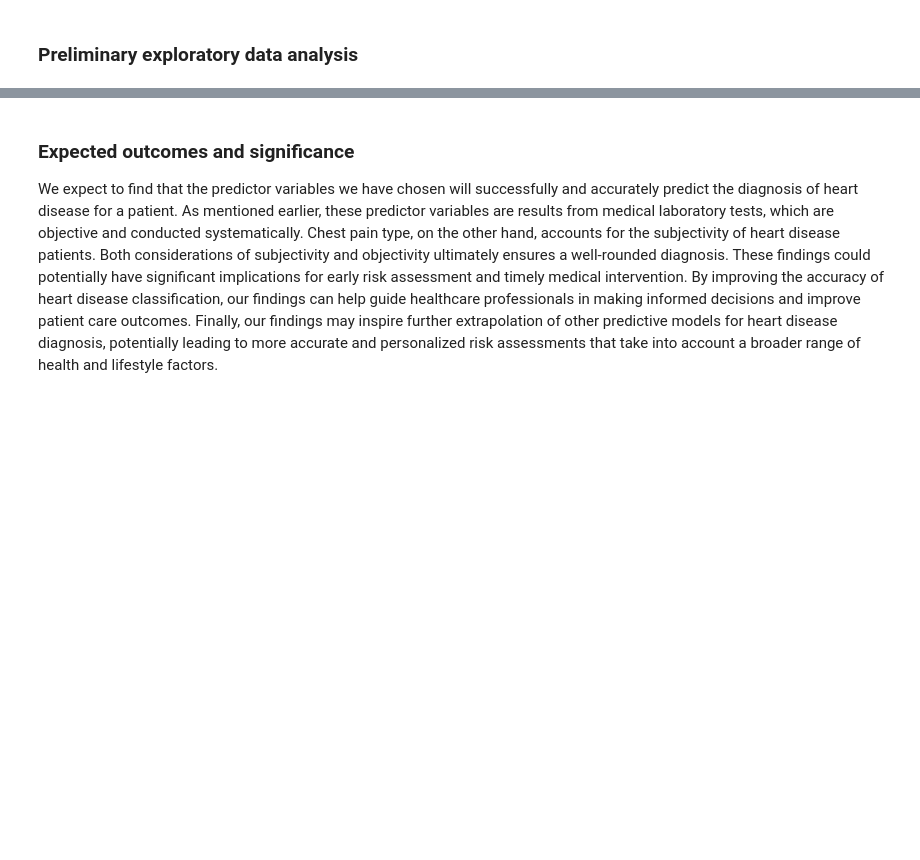
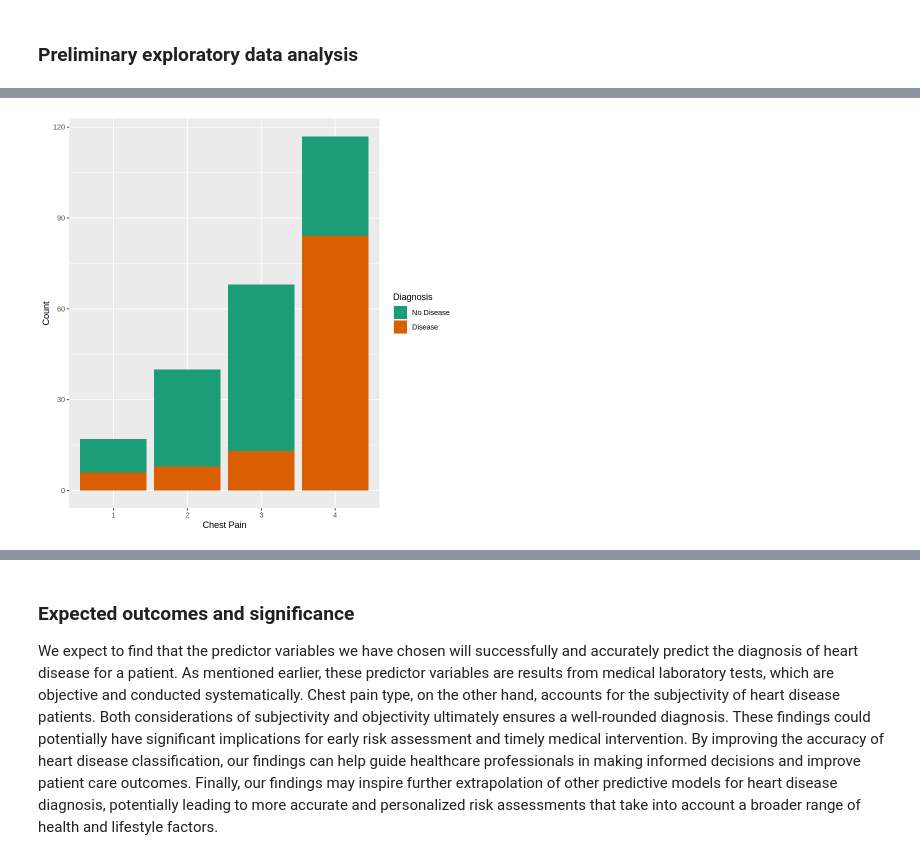
Before and after one commit to altarrok/dsci-100-2023w1-group-44, a Jupyter notebook: proposal.ipynb, the cells around one changed output, grey strips where cells are left out. Saved outputs shown, nothing was run; the diff lists cells and outputs as text; code cells hidden in the pictures; blank space fills up the shorter version.

```diff
--- a/proposal.ipynb
+++ b/proposal.ipynb
@@ -90,0 +105,16 @@ cat_restecg
+# %%
+#9 cp: chest pain type
+        #-- Value 1: typical angina
+        #-- Value 2: atypical angina
+        #-- Value 3: non-anginal pain
+        #-- Value 4: asymptomatic
+
+cat_cp <- train_data |>
+    ggplot(aes(x = as_factor(cp), fill = as_factor(num))) +
+    geom_bar(stat = "count") +
+    labs(x = "Chest Pain", y = "Count", fill = "Diagnosis") +
+    scale_fill_brewer(palette = "Dark2", labels=c("No Disease", "Disease"))
+
+cat_cp
+# %% [output]
+[figure, added]
```
Also changed, not shown: parts of 9 cells of this notebook.
